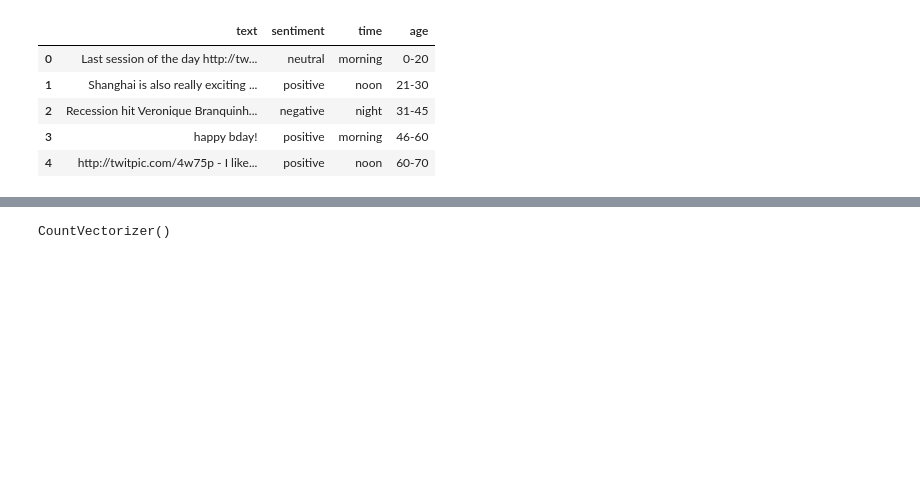
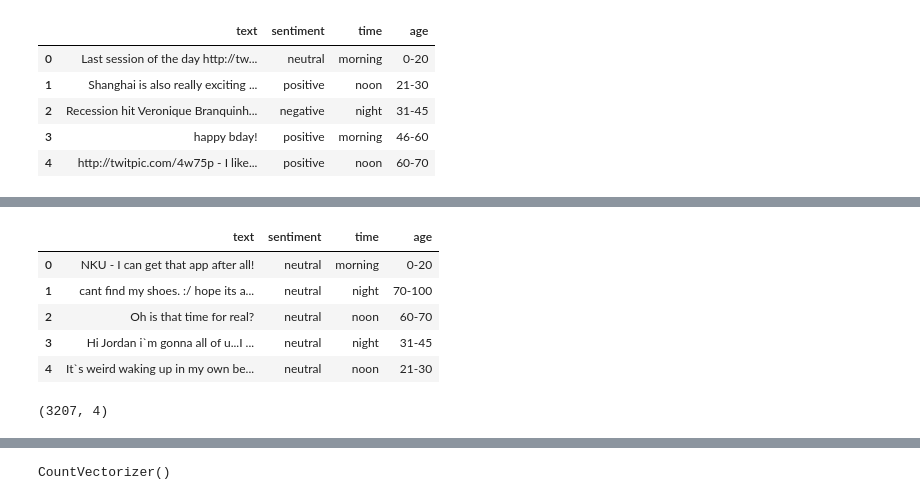
Before and after one commit to ayush02av/mlprac, a Jupyter notebook: Projects/twitter sentiment analysis/model.ipynb, the cells around one changed output, grey strips where cells are left out. Cells and saved outputs as stored; diff of their text form; code cells hidden in the pictures; blank space fills up the shorter version.

```diff
--- a/Projects/twitter sentiment analysis/model.ipynb
+++ b/Projects/twitter sentiment analysis/model.ipynb
@@ -120,3 +157,16 @@ Name: sentiment, dtype: int64
+# %%
+df.head()
+# %% [output]
+|  | text | sentiment | time | age |
+| 0 | NKU - I can get that app after all! | neutral | morning | 0-20 |
+| 1 | cant find my shoes. :/ hope its a... | neutral | night | 70-100 |
+| 2 | Oh is that time for real? | neutral | noon | 60-70 |
+| 3 | Hi Jordan i`m gonna all of u...I ... | neutral | night | 31-45 |
+| 4 | It`s weird waking up in my own be... | neutral | noon | 21-30 |
+# %%
+df.shape
+# %% [output]
+(3207, 4)
 # %%
 text = df.text
 # %%
```
Also changed, not shown: parts of 23 cells of this notebook, 2 other files.
